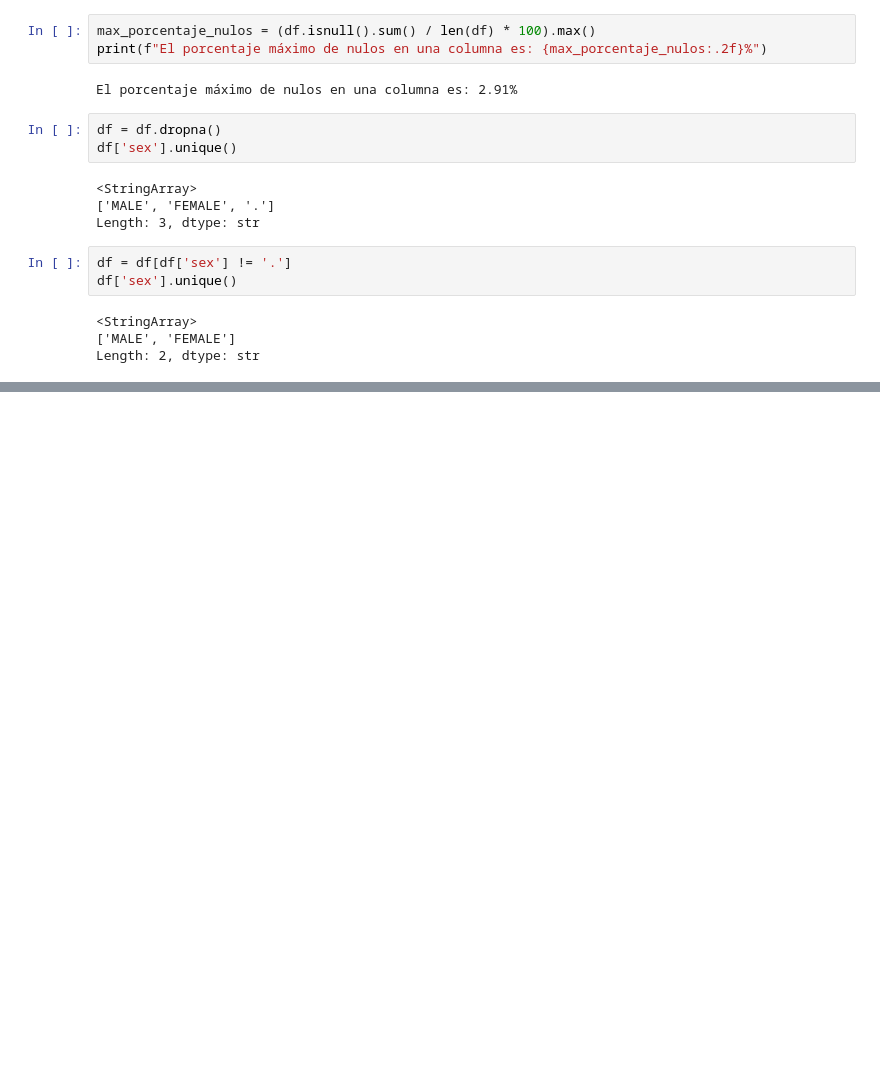
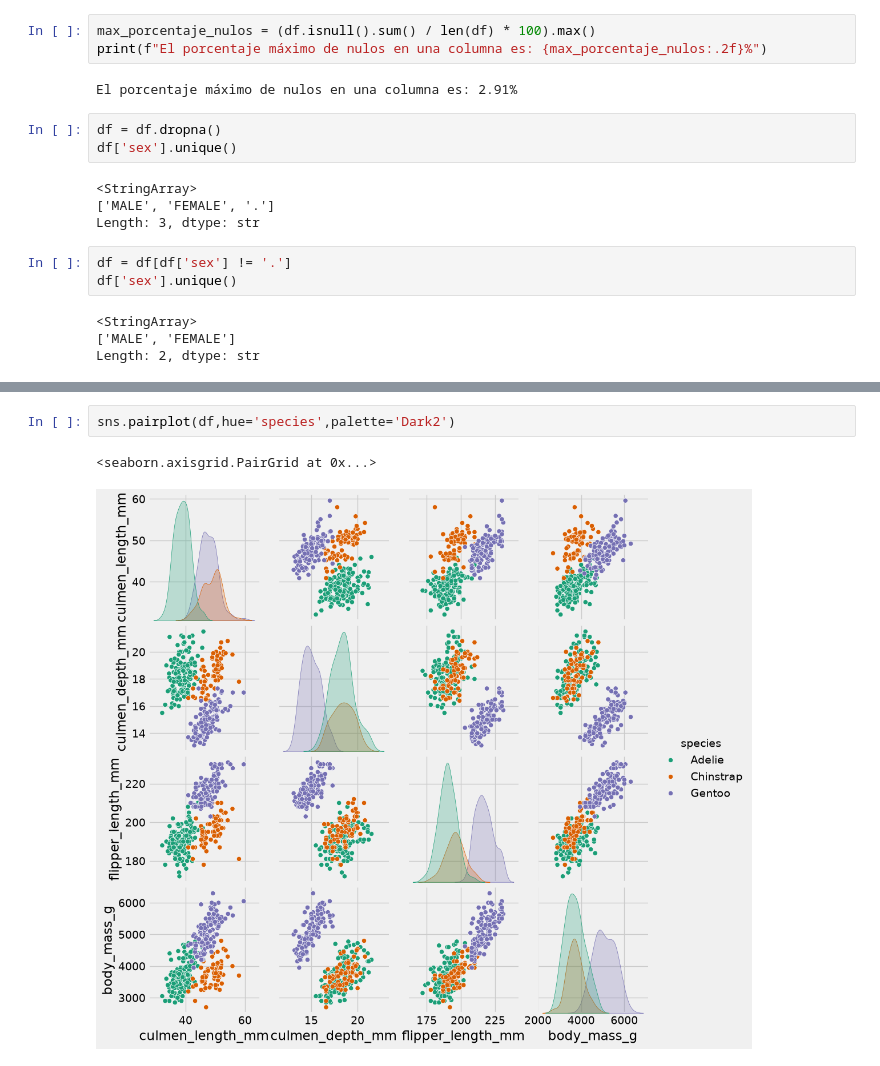
Before and after one commit to danielbazx/Machine-Learning-6-SIN-A-Mar-Jul-2026, a Jupyter notebook: penguins1.ipynb, the cells around one changed output, grey strips where cells are left out. Cells and saved outputs as stored; diff of their text form; blank space fills up the shorter version.

```diff
--- a/penguins1.ipynb
+++ b/penguins1.ipynb
@@ -56,0 +64,5 @@ Length: 2, dtype: str
+# %%
+sns.pairplot(df,hue='species',palette='Dark2')
+# %% [output]
+<seaborn.axisgrid.PairGrid at 0x...>
+[figure, added]
```
Also changed, not shown: parts of 2 cells of this notebook.
